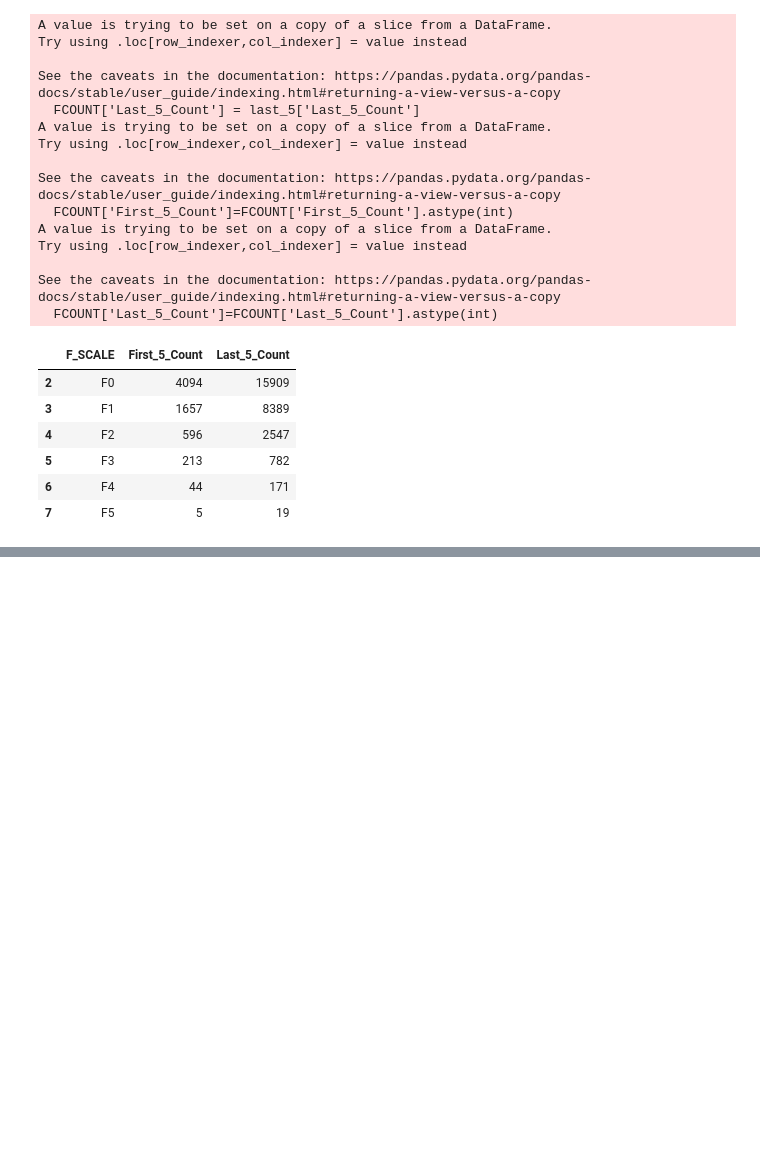
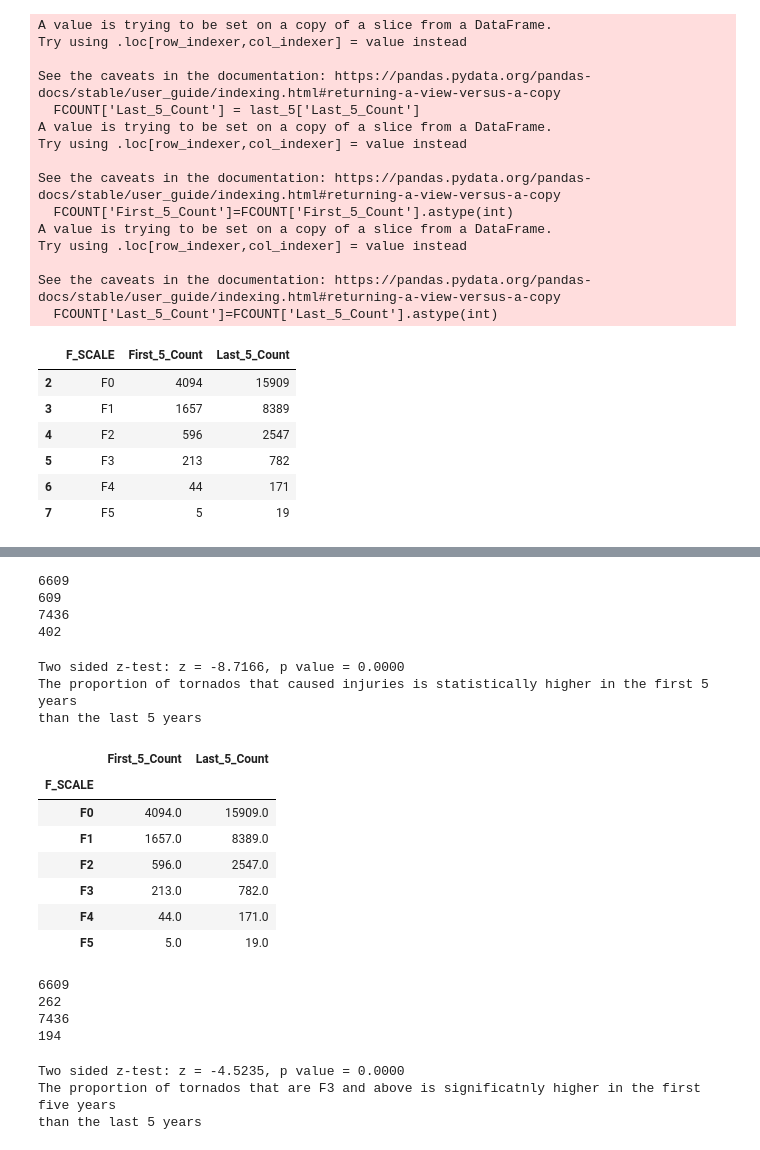
Before and after one commit to chrisk-woods/CS3-DS4002, a Jupyter notebook: SCRIPTS/4-stat_tests.ipynb, the cells around one changed output, grey strips where cells are left out. Drawn from its saved outputs; the diff is of its cells as text; code cells hidden in the pictures; blank space fills up the shorter version.

Commit message:
did the stat tests! zaid i broke something

```diff
--- a/SCRIPTS/4-stat_tests.ipynb
+++ b/SCRIPTS/4-stat_tests.ipynb
@@ -566,0 +636,62 @@ The differences in tornado occurrences across states and years are statistically
+# %%
+first_5_total = df_first.shape[0]
+first_5_injury = df_first[df_first['INJURIES_TOTAL']>0].shape[0]
+print(first_5_total)
+print(first_5_injury)
+last_5_total = df_last.shape[0]
+last_5_injury = df_last[df_last['INJURIES_TOTAL']>0].shape[0]
+print(last_5_total)
+print(last_5_injury)
+# %% [output]
+6609
+609
+7436
+402
+# %%
+from statsmodels.stats.proportion import proportions_ztest
+
+success_cnts = np.array([last_5_injury, first_5_injury])
+total_cnts = np.array([last_5_total, first_5_total])
+test_stat, pval = proportions_ztest(count=success_cnts, nobs=total_cnts, alternative='two-sided')
+print('Two sided z-test: z = {:.4f}, p value = {:.4f}'.format(test_stat, pval))
+print('The proportion of tornados that caused injuries is statistically higher in the first 5 years\nthan the last 5 years')
+# %% [output]
+Two sided z-test: z = -8.7166, p value = 0.0000
+The proportion of tornados that caused injuries is statistically higher in the first 5 years
+than the last 5 years
+# %%
+contingency_table = FCOUNT.pivot_table(index='F_SCALE', values=['First_5_Count',"Last_5_Count"], fill_value=0)
+contingency_table
+# %% [output]
+|  | First_5_Count | Last_5_Count |
+| F_SCALE |  |  |
+| F0 | 4094.0 | 15909.0 |
+| F1 | 1657.0 | 8389.0 |
+| F2 | 596.0 | 2547.0 |
+| F3 | 213.0 | 782.0 |
+| F4 | 44.0 | 171.0 |
+| F5 | 5.0 | 19.0 |
+# %%
+first_5_total = df_first.shape[0]
+first_5_violent = df_first[(df_first['F_SCALE'] == 'F3') | (df_first['F_SCALE'] == 'F4') | (df_first['F_SCALE'] == 'F5')].shape[0]
+print(first_5_total)
+print(first_5_violent)
+last_5_total = df_last.shape[0]
+last_5_violent = df_last[(df_last['F_SCALE']=='F3')|(df_last['F_SCALE']=='F4')|(df_last['F_SCALE']=='F5')].shape[0]
+print(last_5_total)
+print(last_5_violent)
+# %% [output]
+6609
+262
+7436
+194
+# %%
+success_cnts = np.array([last_5_violent, first_5_violent])
+total_cnts = np.array([last_5_total, first_5_total])
+test_stat, pval = proportions_ztest(count=success_cnts, nobs=total_cnts, alternative='two-sided')
+print('Two sided z-test: z = {:.4f}, p value = {:.4f}'.format(test_stat, pval))
+print('The proportion of tornados that are F3 and above is significatnly higher in the first five years\nthan the last 5 years')
+# %% [output]
+Two sided z-test: z = -4.5235, p value = 0.0000
+The proportion of tornados that are F3 and above is significatnly higher in the first five years
+than the last 5 years
```
Also changed, not shown: parts of 13 cells of this notebook.
